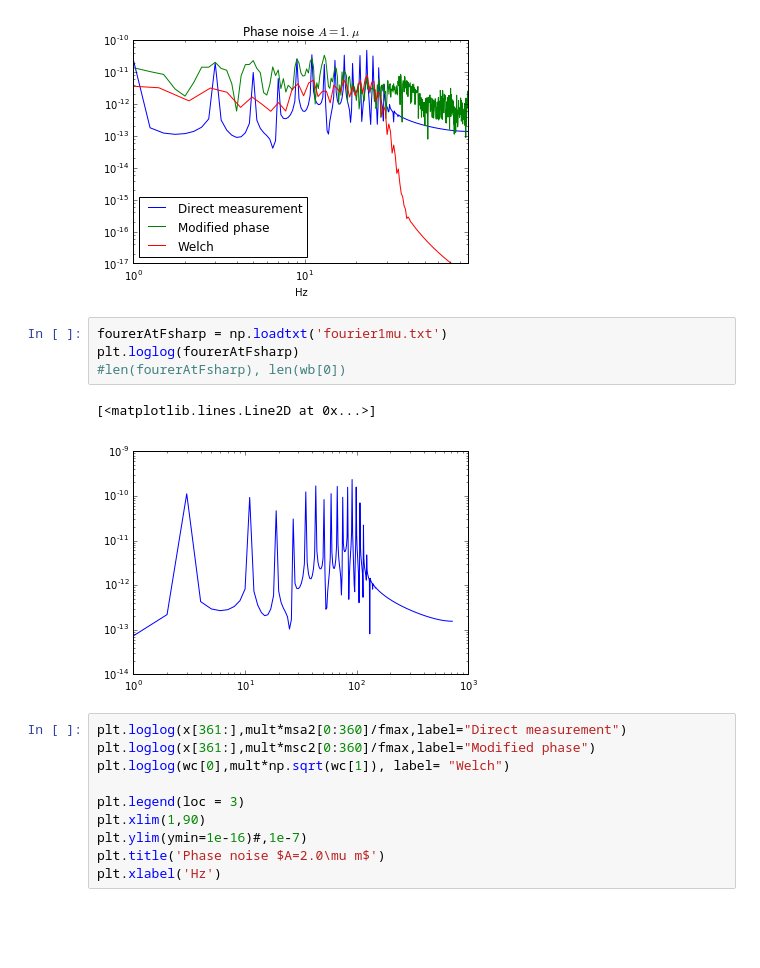
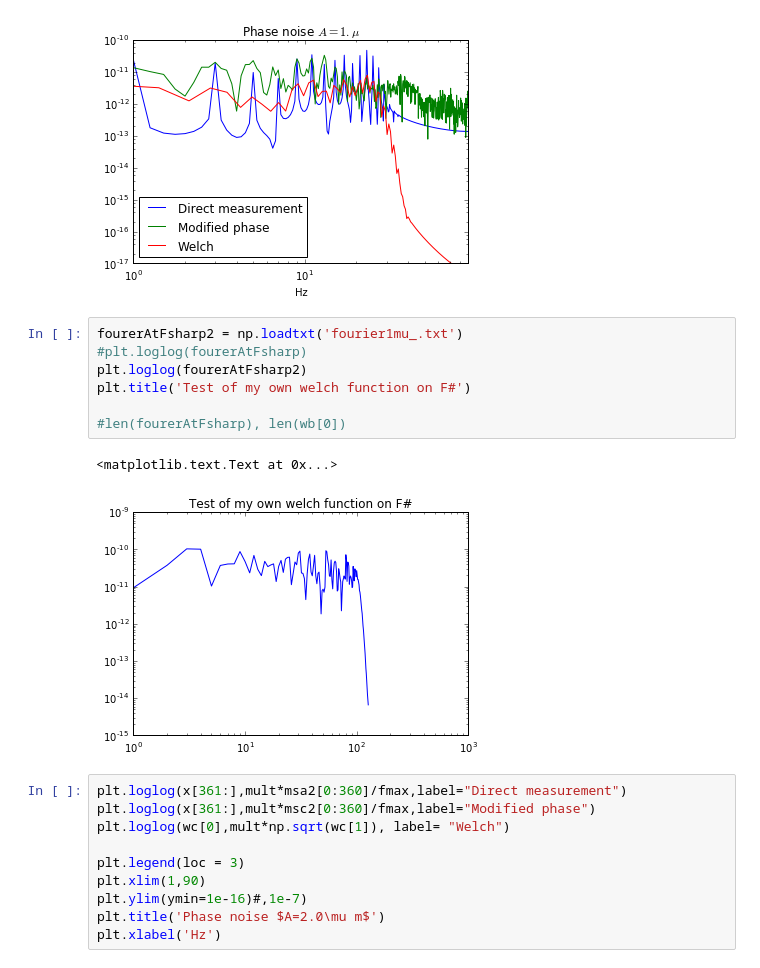
Before and after one commit to josesoyo/Ray-Tracing, a Jupyter notebook: notebooks/FourierTest.ipynb, the cells around one changed output. Drawn from its saved outputs; the diff is of its cells as text; blank space fills up the shorter version.

```diff
--- a/notebooks/FourierTest.ipynb
+++ b/notebooks/FourierTest.ipynb
@@ -352,12 +352,15 @@ plt.xlabel('Hz')
 <matplotlib.text.Text at 0x...>
 [figure]
 # %%
-fourerAtFsharp = np.loadtxt('fourier1mu.txt')
-plt.loglog(fourerAtFsharp)
+fourerAtFsharp2 = np.loadtxt('fourier1mu_.txt')
+#plt.loglog(fourerAtFsharp)
+plt.loglog(fourerAtFsharp2)
+plt.title('Test of my own welch function on F#')
+
 #len(fourerAtFsharp), len(wb[0])
 # %% [output]
-[<matplotlib.lines.Line2D at 0x...>]
+<matplotlib.text.Text at 0x...>
-[figure, old version]
+[figure, new version]
 # %%
 plt.loglog(x[361:],mult*msa2[0:360]/fmax,label="Direct measurement")
 plt.loglog(x[361:],mult*msc2[0:360]/fmax,label="Modified phase")
```
Also changed, not shown: parts of 9 cells of this notebook, 4 other files.
